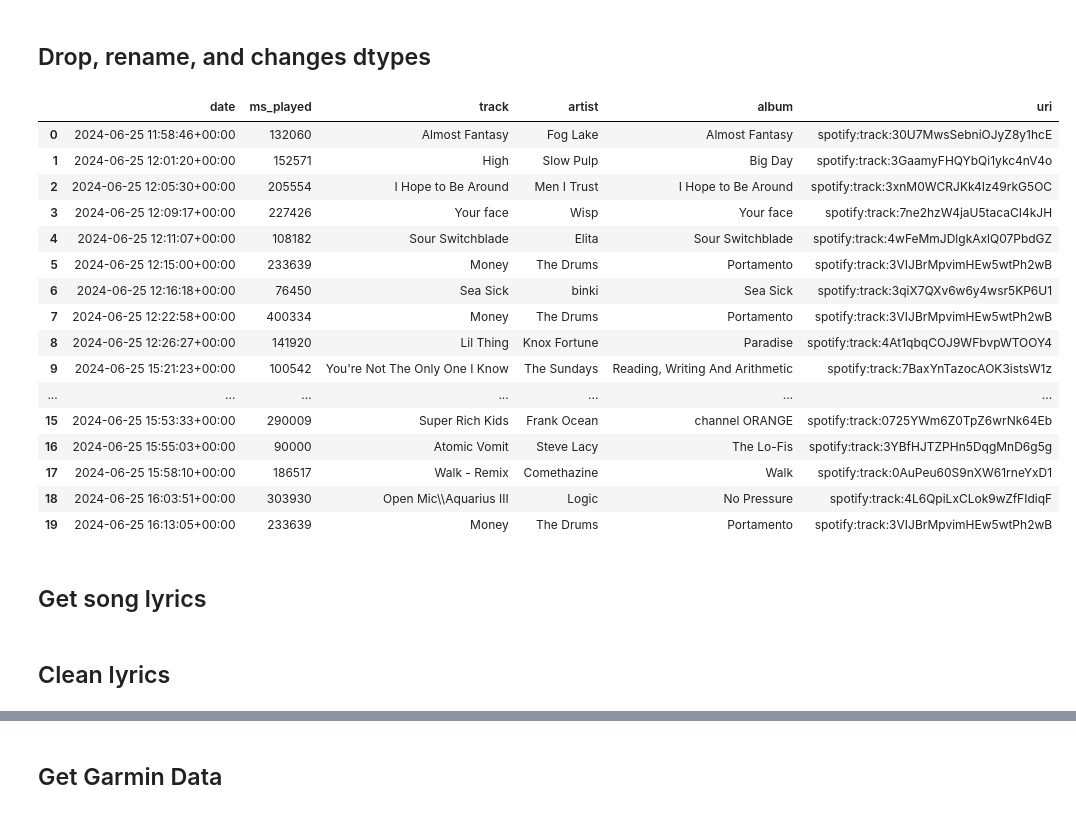
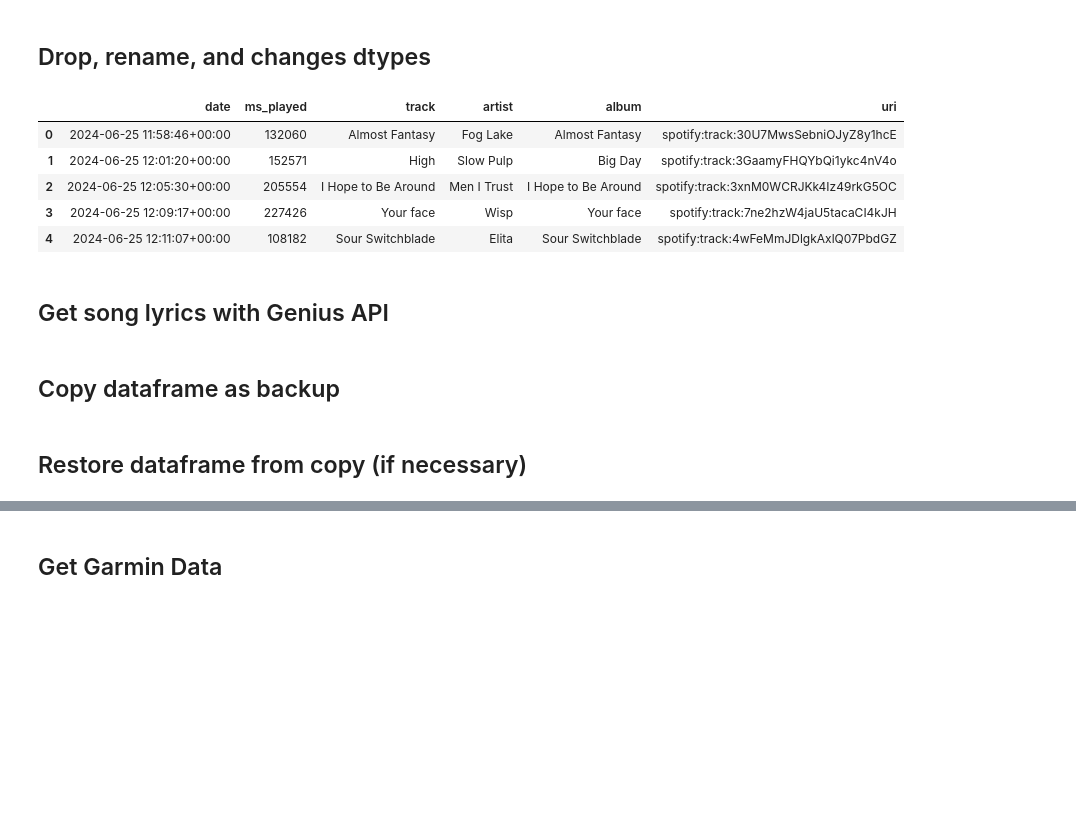
Before and after one commit to liammaguire1/garmin-spotify-analysis, a Jupyter notebook: vibes.ipynb, the cells around one changed output, grey strips where cells are left out. Saved outputs shown, nothing was run; the diff lists cells and outputs as text; code cells hidden in the pictures; blank space fills up the shorter version.

```diff
--- a/vibes.ipynb
+++ b/vibes.ipynb
@@ -41,36 +39,25 @@ df.head(10)
 # %%
 # Drop and rename columns
 df = df[['ts', 'ms_played', 'master_metadata_track_name', 'master_metadata_album_artist_name', 'master_metadata_album_album_name', 'spotify_track_uri']]
 df = df.rename(columns={'ts': 'date', 'master_metadata_track_name': 'track', 'master_metadata_album_artist_name': 'artist', 'master_metadata_album_album_name': 'album', 'spotify_track_uri': 'uri'})
 
 # Filter out songs listened to for < 1 minute
 df = df[df['ms_played'] > 60000]
 
 # Drop missing values and changes dtypes
 df.dropna(subset=["track"], inplace=True)
 df['date'] = pd.to_datetime(df['date'])
 df.reset_index(drop=True, inplace=True)
-df.head(10)
+df.head()
 # %% [output]
 |  | date | ms_played | track | artist | album | uri |
 | 0 | 2024-06-25 11:58:46+00:00 | 132060 | Almost Fantasy | Fog Lake | Almost Fantasy | spotify:track:30U7MwsSebniOJyZ8y1hcE |
 | 1 | 2024-06-25 12:01:20+00:00 | 152571 | High | Slow Pulp | Big Day | spotify:track:3GaamyFHQYbQi1ykc4nV4o |
 | 2 | 2024-06-25 12:05:30+00:00 | 205554 | I Hope to Be Around | Men I Trust | I Hope to Be Around | spotify:track:3xnM0WCRJKk4Iz49rkG5OC |
 | 3 | 2024-06-25 12:09:17+00:00 | 227426 | Your face | Wisp | Your face | spotify:track:7ne2hzW4jaU5tacaCI4kJH |
 | 4 | 2024-06-25 12:11:07+00:00 | 108182 | Sour Switchblade | Elita | Sour Switchblade | spotify:track:4wFeMmJDlgkAxlQ07PbdGZ |
-| 5 | 2024-06-25 12:15:00+00:00 | 233639 | Money | The Drums | Portamento | spotify:track:3VIJBrMpvimHEw5wtPh2wB |
-| 6 | 2024-06-25 12:16:18+00:00 | 76450 | Sea Sick | binki | Sea Sick | spotify:track:3qiX7QXv6w6y4wsr5KP6U1 |
-| 7 | 2024-06-25 12:22:58+00:00 | 400334 | Money | The Drums | Portamento | spotify:track:3VIJBrMpvimHEw5wtPh2wB |
-| 8 | 2024-06-25 12:26:27+00:00 | 141920 | Lil Thing | Knox Fortune | Paradise | spotify:track:4At1qbqCOJ9WFbvpWTOOY4 |
-| 9 | 2024-06-25 15:21:23+00:00 | 100542 | You're Not The Only One I Know | The Sundays | Reading, Writing And Arithmetic | spotify:track:7BaxYnTazocAOK3istsW1z |
-| ... | ... | ... | ... | ... | ... | ... |
-| 15 | 2024-06-25 15:53:33+00:00 | 290009 | Super Rich Kids | Frank Ocean | channel ORANGE | spotify:track:0725YWm6Z0TpZ6wrNk64Eb |
-| 16 | 2024-06-25 15:55:03+00:00 | 90000 | Atomic Vomit | Steve Lacy | The Lo-Fis | spotify:track:3YBfHJTZPHn5DqgMnD6g5g |
-| 17 | 2024-06-25 15:58:10+00:00 | 186517 | Walk - Remix | Comethazine | Walk | spotify:track:0AuPeu60S9nXW61rneYxD1 |
-| 18 | 2024-06-25 16:03:51+00:00 | 303930 | Open Mic\\Aquarius III | Logic | No Pressure | spotify:track:4L6QpiLxCLok9wZfFIdiqF |
-| 19 | 2024-06-25 16:13:05+00:00 | 233639 | Money | The Drums | Portamento | spotify:track:3VIJBrMpvimHEw5wtPh2wB |
 # %% [markdown]
-## Get song lyrics
+## Get song lyrics with Genius API
 # %%
 saved_lyrics = {}
 
@@ -94,5 +81,7 @@ df['lyrics'] = df.progress_apply(get_lyrics, axis=1)
 # %% [markdown]
-## Clean lyrics
+## Copy dataframe as backup
 # %%
 df_copy = df.copy(deep=True)
+# %% [markdown]
+## Restore dataframe from copy (if necessary)
 # %%
```
Also changed, not shown: parts of 15 cells of this notebook.
